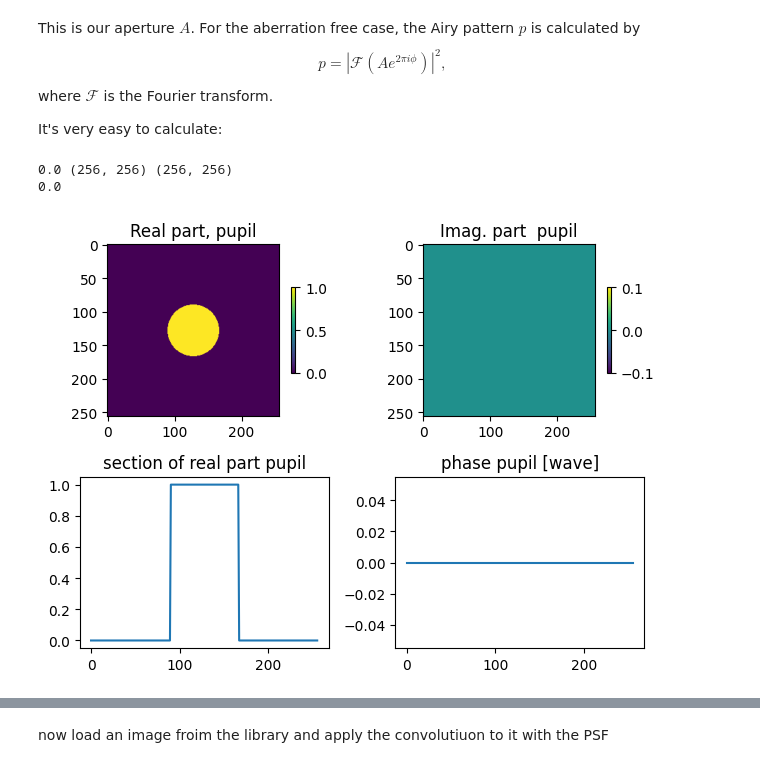
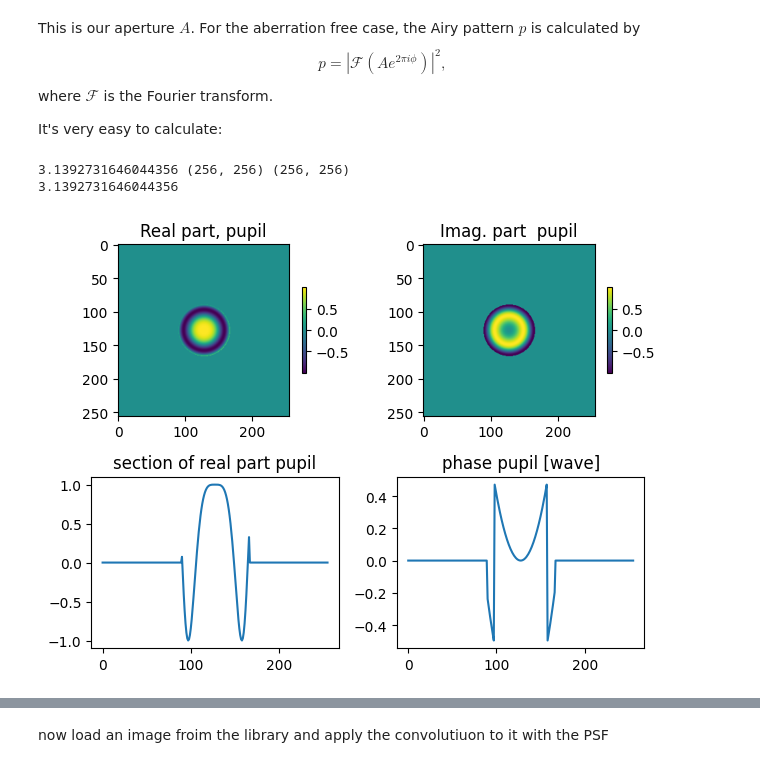
Before and after one commit to Gchirico63/Didattica, a Jupyter notebook: PhysicalPropagation/PSF_Aberrated.ipynb, the cells around one changed output, grey strips where cells are left out. Drawn from its saved outputs; the diff is of its cells as text; code cells hidden in the pictures.

```diff
--- a/PhysicalPropagation/PSF_Aberrated.ipynb
+++ b/PhysicalPropagation/PSF_Aberrated.ipynb
@@ -224,7 +224,7 @@ def Defocus(x,y,wave,R,dR):
 focal   = 22      ### mm
 
 R       = focal ###curvature radius  CHANGE HERE THE PARAMETER TO TRY
-dR      = 0.0 ### defocus parawmeter in mm. TRY TO CHANGE IT HERE
+dR      = 0.03 ### defocus parawmeter in mm. TRY TO CHANGE IT HERE
 
 Complex_defocus = Defocus(xxp,yyp,wave,R,dR)
 print (np.angle(Complex_defocus).max(),xxp.shape,Complex_defocus.shape)
@@ -232,36 +232,36 @@ print (np.angle(Complex_defocus).max(),xxp.shape,Complex_defocus.shape)
 wave    = 0.55e-3 ### mm
 xprime    = wave * focal * np.fft.fftfreq( x[0].size , x[0,1]-x[0,0])
 
 #apD     = defocus * ap         #### this is the aberrate pupil
 Complex_defocus[mask_comp] = 0         #### this is the aberrate pupil
 apD = Complex_defocus
 print (np.angle(apD).max())
 
 #### now show the pupil
 F,A     = plt.subplots(2,2,gridspec_kw={'width_ratios': [1, 1]})
 imR      = A[0,0].imshow(apD.real )
 A[0,0].set_title('Real part, pupil')
 plt.colorbar(imR,ax=A[0,0],shrink=0.5)
 
 imI      = A[0,1].imshow(apD.imag )
 A[0,1].set_title('Imag. part  pupil')
 plt.colorbar(imI,ax=A[0,1],shrink=0.5)
 
 A[1,0].plot(apD.real[size//2,:])
 A[1,0].set_title('section of real part pupil')
 
 A[1,0].set_box_aspect(A[0,0].get_box_aspect())  # Match the aspect ratio to the left plot
 angolo = np.angle(apD)/(2*np.pi)
 A[1,1].plot(angolo[size//2,:])
 A[1,1].set_title('phase pupil [wave]')
 
 A[1,1].set_box_aspect(A[0,0].get_box_aspect())  # Match the aspect ratio to the left plot
 
 plt.tight_layout()  # Optimize layout
 # %% [output]
-0.0 (256, 256) (256, 256)
-0.0
+3.1392731646044356 (256, 256) (256, 256)
+3.1392731646044356
-[figure, old version]
+[figure, new version]
 # %%
 #### now we compute the airy function or the PSF
 def Ideal_MTF(ucoord, wave,Sprime,diaph):
```
Also changed, not shown: parts of 2 cells of this notebook.
